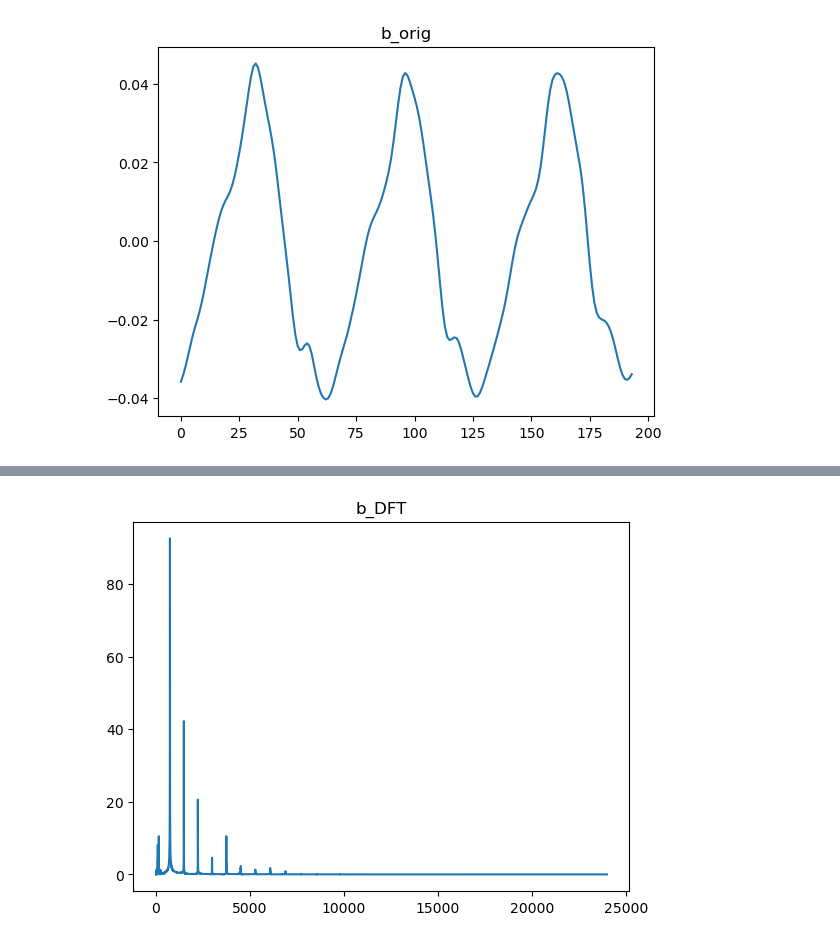
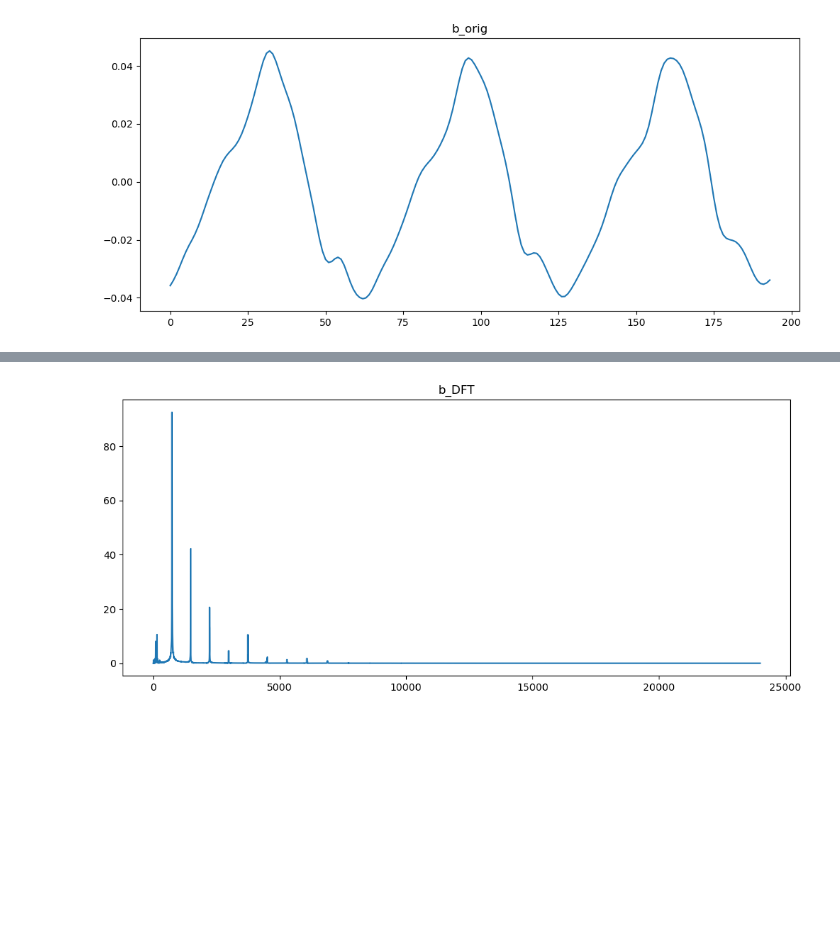
Before and after one commit to Explosiver001/ISS-projekt, a Jupyter notebook: src/main.ipynb, the cells around one changed output, grey strips where cells are left out. Cells and saved outputs as stored; diff of their text form; code cells hidden in the pictures; blank space fills up the shorter version.

```diff
--- a/src/main.ipynb
+++ b/src/main.ipynb
@@ -51,16 +67,16 @@ plt.show()
 # %%
 MIDI_B = 78
 MIDI_B_F = 739.99
 #MIDI B
-start = Nwholetone*(MIDI_B-MIDIFROM) + SKIP
+plt.figure(figsize=(12,5))
 plt.title('b_orig')
-TONE_B = s[start:start+LENGTH]
+TONE_B = xall[MIDI_B]
 sf.write('../audio/b_orig.wav', TONE_B, Fs)
 plt.plot(TONE_B[0:int(3*Fs/MIDI_B_F)])
 plt.show()
 display(Audio(TONE_B, rate=Fs))
 # %% [output]
-[figure, old version]
+[figure, new version]
 [interactive output not drawn]
 # %%
 #MIDI B DFT
@@ -68,11 +84,12 @@ TONE_B_DFT = np.fft.fft(TONE_B)
 TONE_B_DFT = np.abs(TONE_B_DFT)
 TONE_B_DFT = TONE_B_DFT[:TONE_B_DFT.size//2]
 F = np.arange(TONE_B_DFT.size) * Fs / TONE_B.size
+plt.figure(figsize=(12,5))
 plt.title('b_DFT')
 plt.plot(F[0:], TONE_B_DFT[0:])
 plt.show()
 # %% [output]
-[figure, old version]
+[figure, new version]
 # %%
 MIDI_C = 80
 MIDI_C_F = 830.61
```
Also changed, not shown: parts of 9 cells of this notebook, 3 other files.
